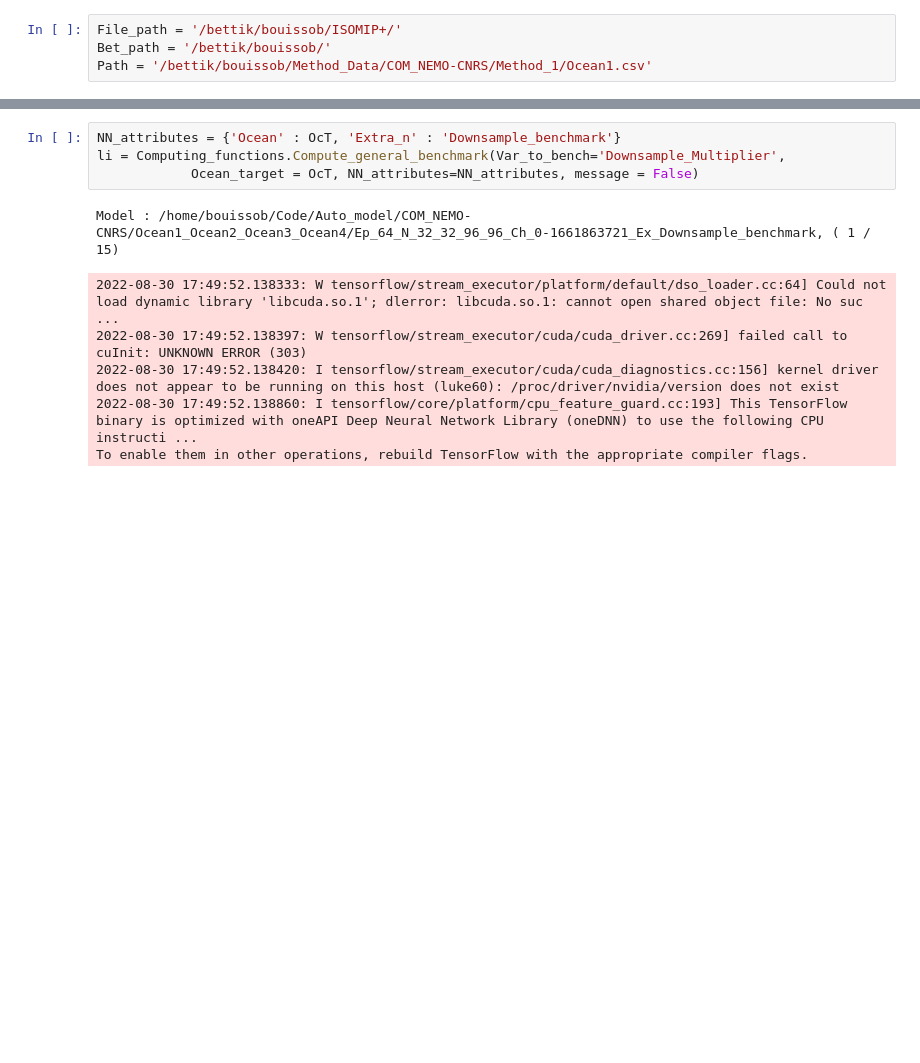
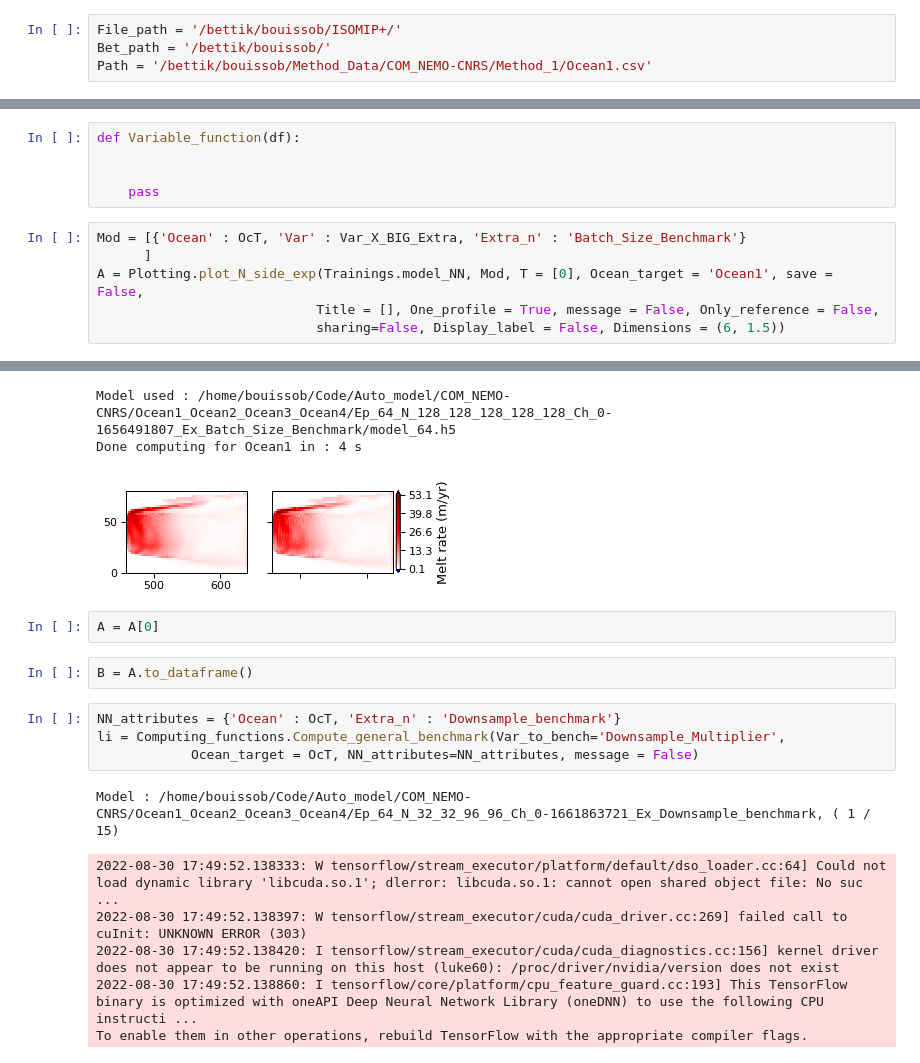
Before and after one commit to BenBouiss/NN_intern_2022, a Jupyter notebook: Experiments.ipynb, the cells around one changed output, grey strips where cells are left out. Drawn from its saved outputs; the diff is of its cells as text; blank space fills up the shorter version.

```diff
--- a/Experiments.ipynb
+++ b/Experiments.ipynb
@@ -59,0 +267,12 @@ Path = '/bettik/bouissob/Method_Data/COM_NEMO-CNRS/Method_1/Ocean1.csv'
+# %%
+def Variable_function(df):
+
+
+    pass
+# %%
+Mod = [{'Ocean' : OcT, 'Var' : Var_X_BIG_Extra, 'Extra_n' : 'Batch_Size_Benchmark'}
+      ]
+A = Plotting.plot_N_side_exp(Trainings.model_NN, Mod, T = [0], Ocean_target = 'Ocean1', save = False,
+                            Title = [], One_profile = True, message = False, Only_reference = False,
+                            sharing=False, Display_label = False, Dimensions = (6, 1.5))
+# %% [output]
@@ -60,3 +284,10 @@ Path = '/bettik/bouissob/Method_Data/COM_NEMO-CNRS/Method_1/Ocean1.csv'
+Model used : /home/bouissob/Code/Auto_model/COM_NEMO-CNRS/Ocean1_Ocean2_Ocean3_Ocean4/Ep_64_N_128_128_128_128_128_Ch_0-1656491807_Ex_Batch_Size_Benchmark/model_64.h5
+Done computing for Ocean1 in : 4 s
+[figure, added]
+# %%
+A = A[0]
+# %%
+B = A.to_dataframe()
 # %%
 NN_attributes = {'Ocean' : OcT, 'Extra_n' : 'Downsample_benchmark'}
 li = Computing_functions.Compute_general_benchmark(Var_to_bench='Downsample_Multiplier',
```
Also changed, not shown: parts of 25 cells of this notebook, 3 other files.
